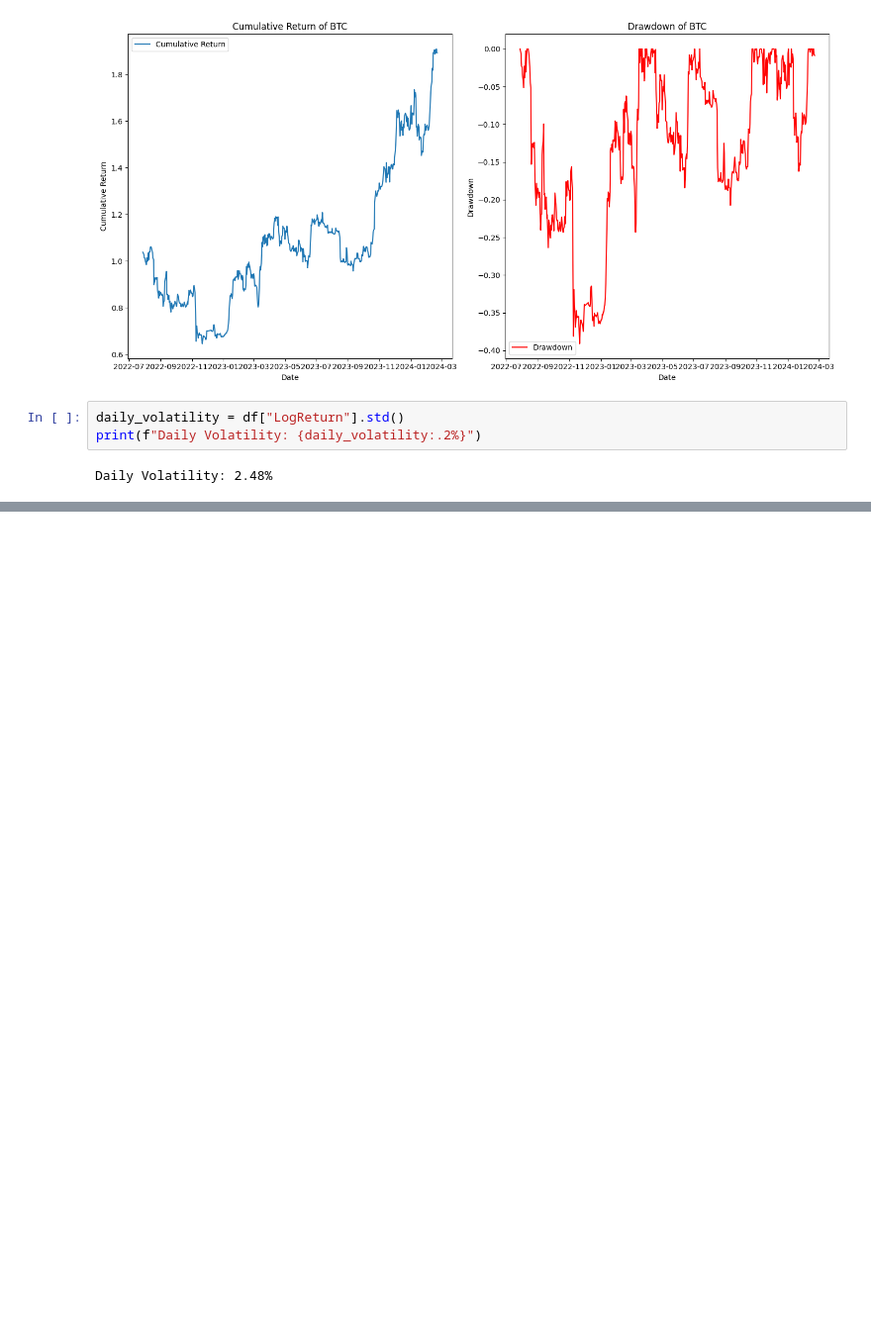
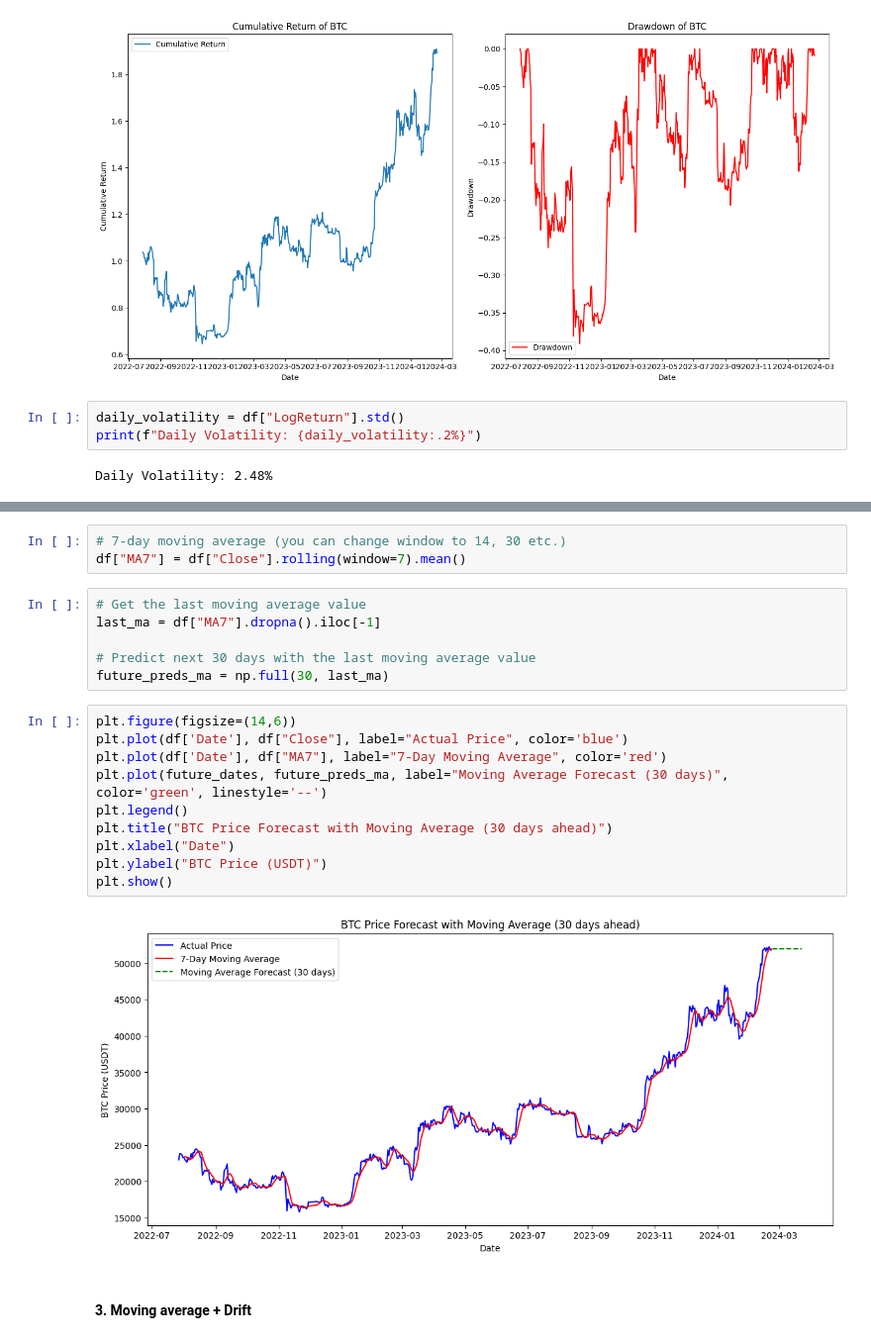
Before and after one commit to harshit4311/BTC-Forecasting-Methods, a Jupyter notebook: code/calculating_metrics.ipynb, the cells around one changed output, grey strips where cells are left out. Shown at 99% size. Cells and saved outputs as stored; diff of their text form; blank space fills up the shorter version.

```diff
--- a/code/calculating_metrics.ipynb
+++ b/code/calculating_metrics.ipynb
@@ -162,0 +265,23 @@ Daily Volatility: 2.48%
+# %%
+# 7-day moving average (you can change window to 14, 30 etc.)
+df["MA7"] = df["Close"].rolling(window=7).mean()
+# %%
+# Get the last moving average value
+last_ma = df["MA7"].dropna().iloc[-1]
+
+# Predict next 30 days with the last moving average value
+future_preds_ma = np.full(30, last_ma)
+# %%
+plt.figure(figsize=(14,6))
+plt.plot(df['Date'], df["Close"], label="Actual Price", color='blue')
+plt.plot(df['Date'], df["MA7"], label="7-Day Moving Average", color='red')
+plt.plot(future_dates, future_preds_ma, label="Moving Average Forecast (30 days)", color='green', linestyle='--')
+plt.legend()
+plt.title("BTC Price Forecast with Moving Average (30 days ahead)")
+plt.xlabel("Date")
+plt.ylabel("BTC Price (USDT)")
+plt.show()
+# %% [output]
+[figure, added]
+# %% [markdown]
+#### 3. Moving average + Drift
```
Also changed, not shown: parts of 31 cells of this notebook.
